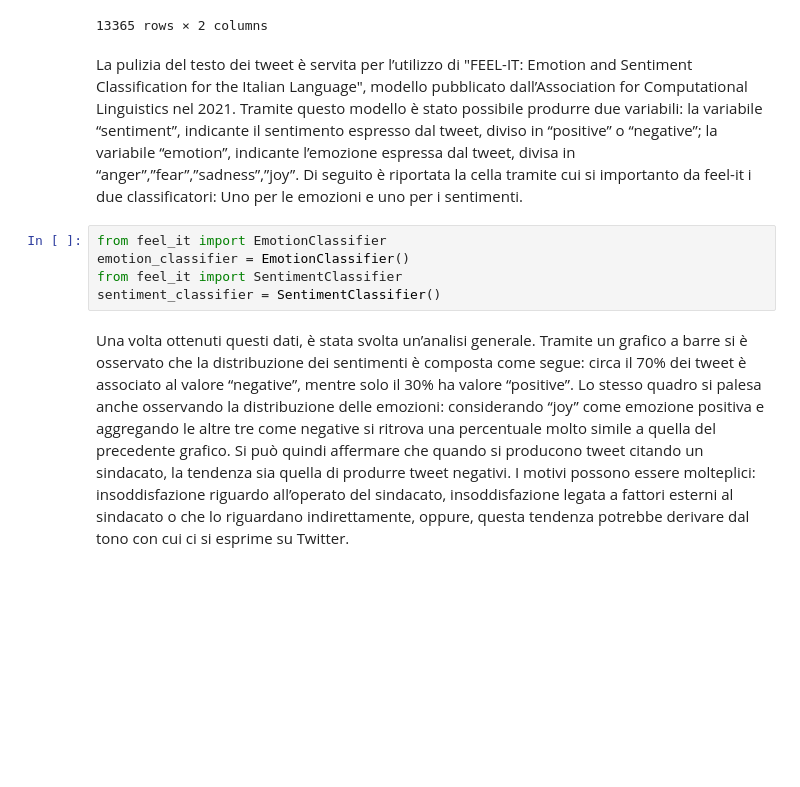
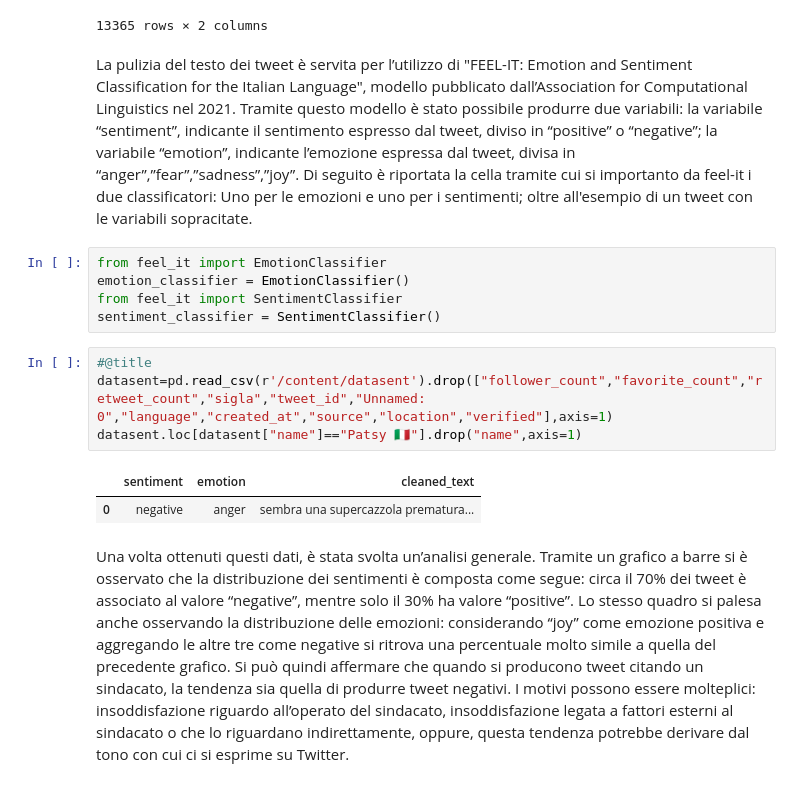
Before and after one commit to paolofesta/prove, a Jupyter notebook: scrittura.ipynb, the cells around one changed output. Cells and saved outputs as stored; diff of their text form; blank space fills up the shorter version.

```diff
--- a/scrittura.ipynb
+++ b/scrittura.ipynb
@@ -154,11 +154,18 @@ Complete. Number of Tweets that have been cleaned and tokenized : 13365
 | 13364 | RT @GiovaniVenosa: https://t.co/D... | … |
 13365 rows × 2 columns
 # %% [markdown]
-La pulizia del testo dei tweet è servita per l’utilizzo di "FEEL-IT: Emotion and Sentiment Classification for the Italian Language", modello pubblicato dall’Association for Computational Linguistics nel 2021. Tramite questo modello è stato possibile produrre due variabili: la variabile “sentiment”, indicante il sentimento espresso dal tweet, diviso in “positive” o “negative”; la variabile “emotion”, indicante l’emozione espressa dal tweet, divisa in “anger”,”fear”,”sadness”,”joy”. Di seguito è riportata la cella tramite cui si importanto da feel-it i due classificatori: Uno per le emozioni e uno per i sentimenti.
+La pulizia del testo dei tweet è servita per l’utilizzo di "FEEL-IT: Emotion and Sentiment Classification for the Italian Language", modello pubblicato dall’Association for Computational Linguistics nel 2021. Tramite questo modello è stato possibile produrre due variabili: la variabile “sentiment”, indicante il sentimento espresso dal tweet, diviso in “positive” o “negative”; la variabile “emotion”, indicante l’emozione espressa dal tweet, divisa in “anger”,”fear”,”sadness”,”joy”. Di seguito è riportata la cella tramite cui si importanto da feel-it i due classificatori: Uno per le emozioni e uno per i sentimenti; oltre all'esempio di un tweet con le variabili sopracitate.
 # %%
 from feel_it import EmotionClassifier
 emotion_classifier = EmotionClassifier()
 from feel_it import SentimentClassifier
 sentiment_classifier = SentimentClassifier()
+# %%
+#@title
+datasent=pd.read_csv(r'/content/datasent').drop(["follower_count","favorite_count","retweet_count","sigla","tweet_id","Unnamed: 0","language","created_at","source","location","verified"],axis=1)
+datasent.loc[datasent["name"]=="Patsy 🇮🇹"].drop("name",axis=1)
+# %% [output]
+|  | sentiment | emotion | cleaned_text |
+| 0 | negative | anger | sembra una supercazzola prematura... |
 # %% [markdown]
 Una volta ottenuti questi dati, è stata svolta un’analisi generale. Tramite un grafico a barre si è osservato che la distribuzione dei sentimenti è composta come segue: circa il 70% dei tweet è associato al valore “negative”, mentre solo il 30% ha valore “positive”. Lo stesso quadro si palesa anche osservando la distribuzione delle emozioni: considerando “joy” come emozione positiva e aggregando le altre tre come negative si ritrova una percentuale molto simile a quella del precedente grafico. Si può quindi affermare che quando si producono tweet citando un sindacato, la  tendenza sia quella di produrre tweet negativi. I motivi possono essere molteplici: insoddisfazione riguardo all’operato del sindacato, insoddisfazione legata a fattori esterni al sindacato o che lo riguardano indirettamente, oppure, questa tendenza potrebbe derivare dal tono con cui ci si esprime su Twitter.
```
Also changed, not shown: parts of 2 cells of this notebook.
